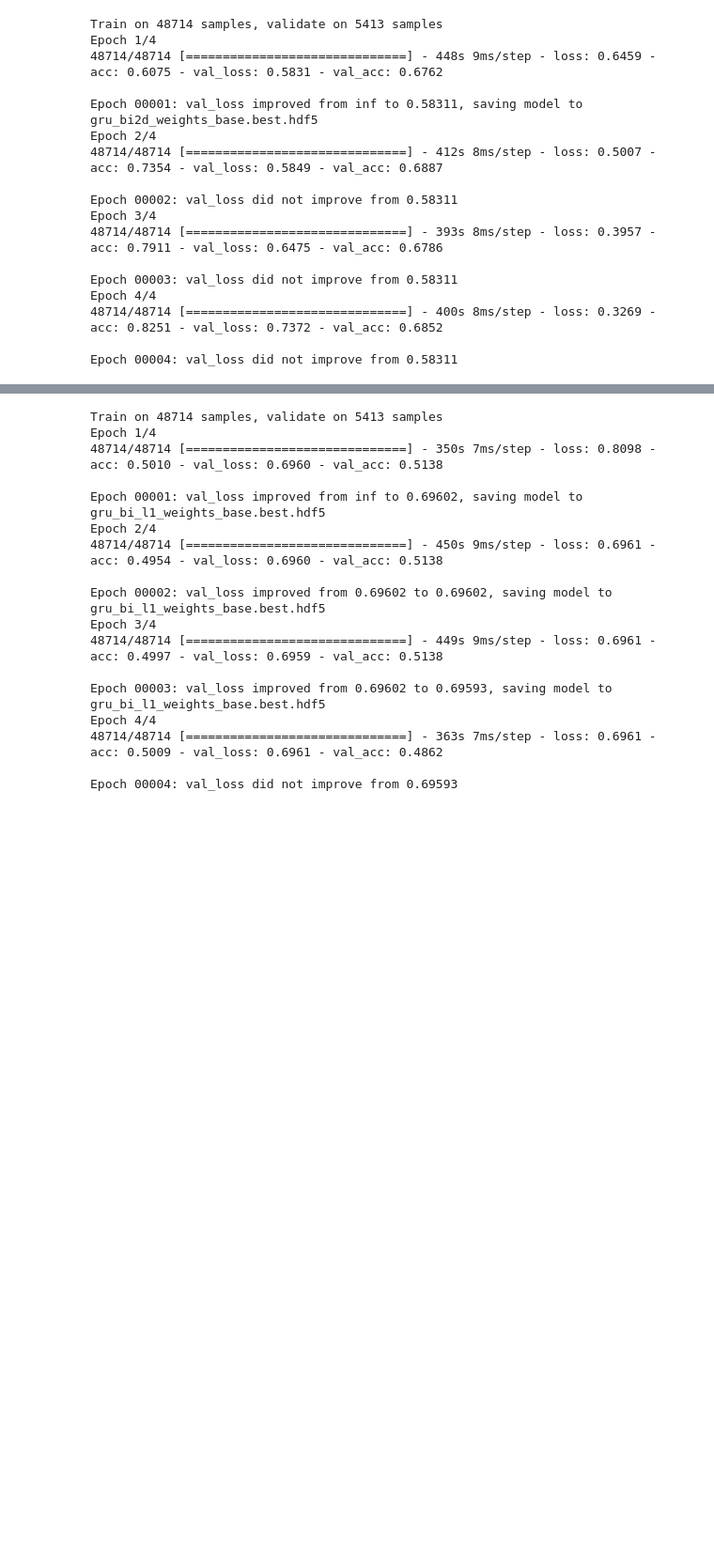
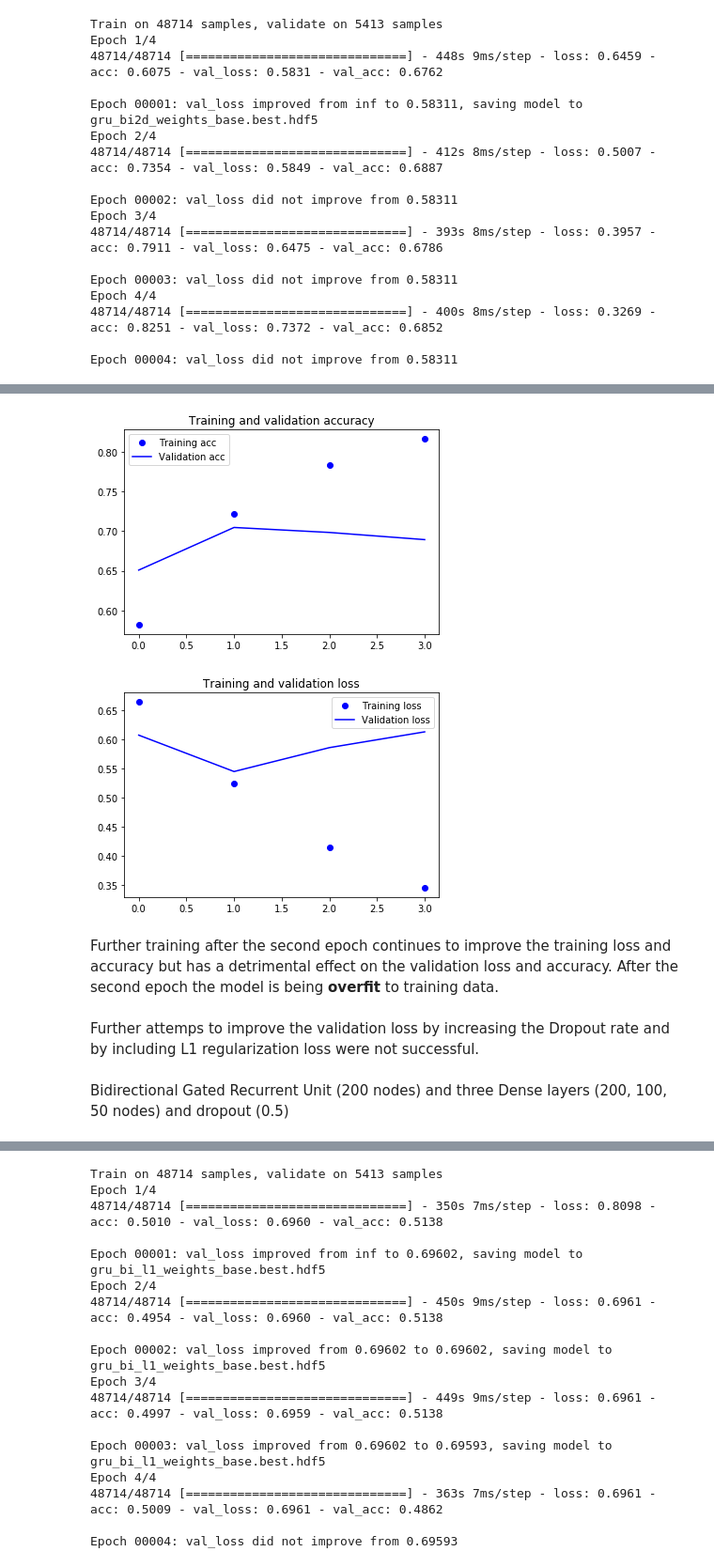
Before and after one commit to ktzioumis/The-Seinfeld, a Jupyter notebook: Larry David.ipynb, the cells around one changed output, grey strips where cells are left out. Shown at 94% size. Drawn from its saved outputs; the diff is of its cells as text; code cells hidden in the pictures; blank space fills up the shorter version.

```diff
--- a/Larry David.ipynb
+++ b/Larry David.ipynb
@@ -406,0 +381,25 @@ Epoch 00004: val_loss did not improve from 0.56938
+# %%
+acc = gru_3l_bi2d_history.history['acc']
+val_acc = gru_3l_bi2d_history.history['val_acc']
+loss = gru_3l_bi2d_history.history['loss']
+val_loss = gru_3l_bi2d_history.history['val_loss']
+epochs = range(len(acc))
+plt.plot(epochs, acc, 'bo', label='Training acc')
+plt.plot(epochs, val_acc, 'b', label='Validation acc')
+plt.title('Training and validation accuracy')
+plt.legend()
+plt.figure()
+plt.plot(epochs, loss, 'bo', label='Training loss')
+plt.plot(epochs, val_loss, 'b', label='Validation loss')
+plt.title('Training and validation loss')
+plt.legend()
+plt.show()
+# %% [output]
+[figure, added]
+[figure, added]
+# %% [markdown]
+Further training after the second epoch continues to improve the training loss and accuracy but has a detrimental effect on the validation loss and accuracy. After the second epoch the model is being <b>overfit</b> to training data.
+# %% [markdown]
+Further attemps to  improve the validation loss by increasing the Dropout rate and by including L1 regularization loss were not successful.
+# %% [markdown]
+Bidirectional Gated Recurrent Unit (200 nodes) and three Dense layers (200, 100, 50 nodes) and dropout (0.5)
```
Also changed, not shown: parts of 41 cells of this notebook, 4 other files.
